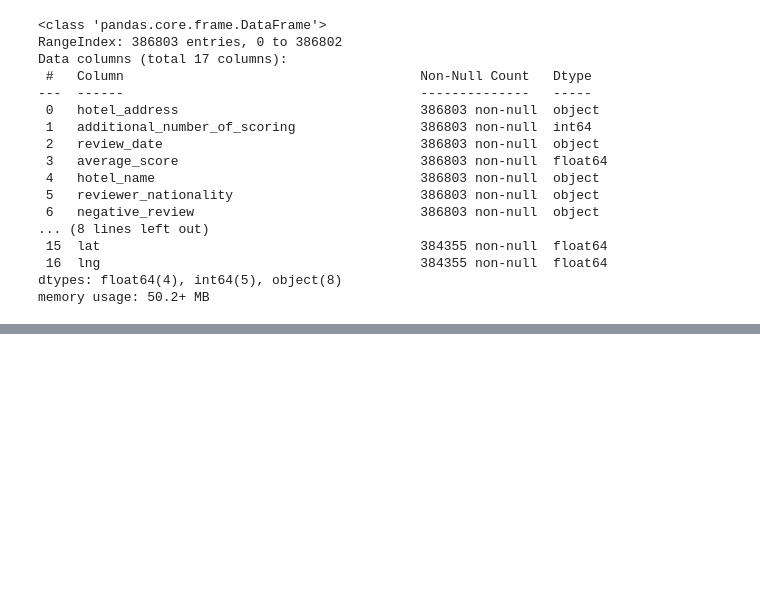
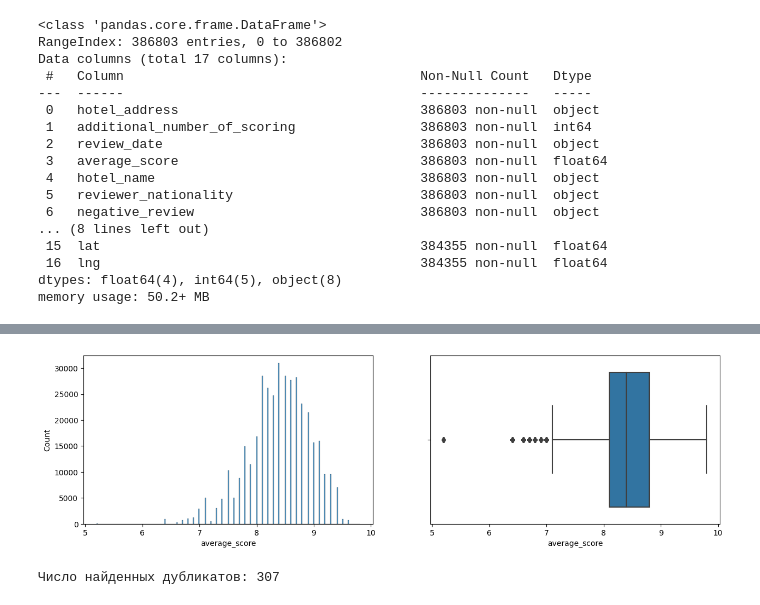
Before and after one commit to veshua/sf_data_science, a Jupyter notebook: project_3/study.ipynb, the cells around one changed output, grey strips where cells are left out. Saved outputs shown, nothing was run; the diff lists cells and outputs as text; code cells hidden in the pictures; blank space fills up the shorter version.

```diff
--- a/project_3/study.ipynb
+++ b/project_3/study.ipynb
@@ -32,0 +51,3 @@ memory usage: 50.2+ MB
+# %%
+hotels['emp_lat'] = np.where(hotels['lat'].isnull(), 0,1)
+hotels.head(6)
@@ -32,0 +84,18 @@ memory usage: 50.2+ MB
+# %%
+# На вход данной функции поступает строка с адресом.
+def get_country(address):
+# Метод split() разбивает строку на слова по пробелу.
+# В результате получаем список слов в строке и заносим его в переменную address_list.
+    address_list = address.split(' ')
+# Обрезаем список, оставляя в нём только последний элемент - страна нахождения гостиницы
+# потенциальный подтип улицы, и заносим в переменную street_type.
+    country = address_list[-1]
+    city = address_list[-2]
+    if country == 'Kingdom':
+        country = address_list[-2]+' '+address_list[-1]
+        city = address_list[-5]
+    return country
+# %%
+hotels['city'] = hotels['hotel_address'].apply(get_country)
+# %%
+hotels['country'] = hotels['hotel_address'].apply(get_country)
@@ -32,0 +145,16 @@ memory usage: 50.2+ MB
+# %%
+fig, axes = plt.subplots(nrows=1, ncols=2, figsize=(15, 4))
+histplot = sns.histplot(data=hotels, x='average_score', ax=axes[0]);
+#histplot.set_title('Full Square Distribution');
+boxplot = sns.boxplot(data=hotels, x='average_score', ax=axes[1]);
+#boxplot.set_title('Full Square Boxplot');
+# %% [output]
+[figure, added]
+# %%
+dupl_columns = list(hotels.columns)
+
+mask = hotels.duplicated(subset=dupl_columns)
+hotels_duplicates = hotels[mask]
+print(f'Число найденных дубликатов: {hotels_duplicates.shape[0]}')
+# %% [output]
+Число найденных дубликатов: 307
```
Also changed, not shown: parts of 13 cells of this notebook, 1 other file.
